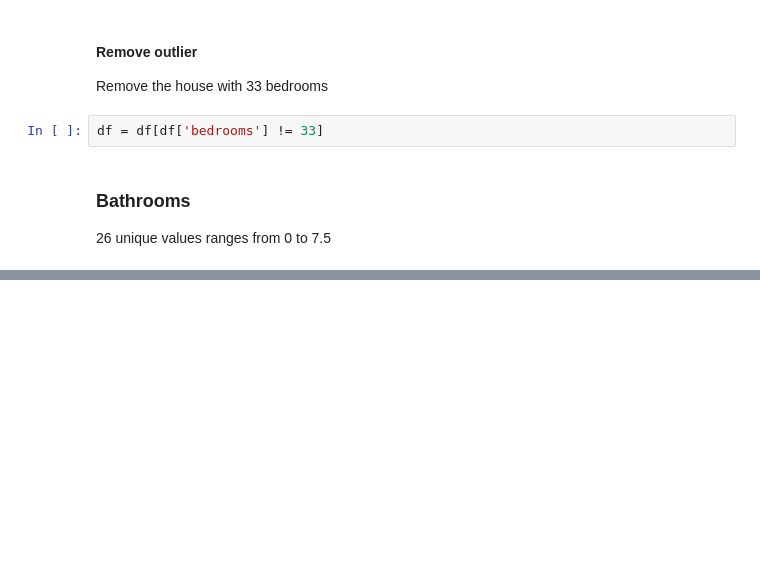
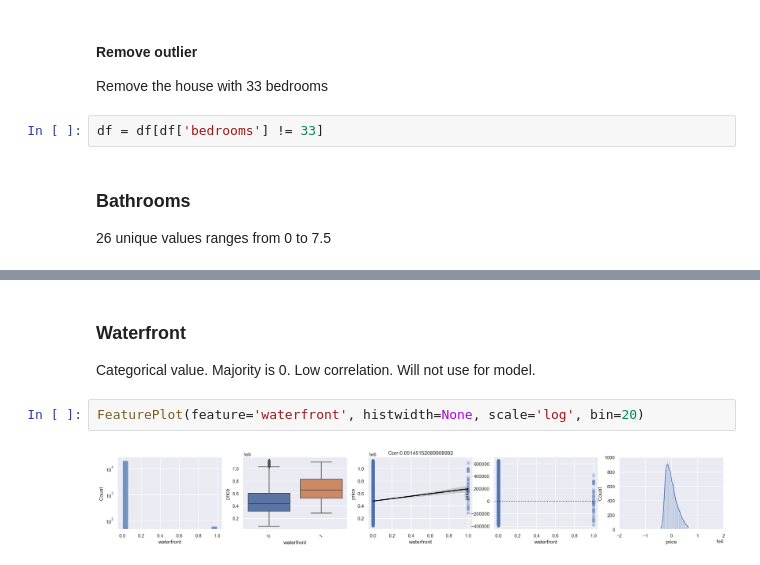
Before and after one commit to jhjang101/kaggle, a Jupyter notebook: House Sales in King County/House Sales in King County2.ipynb, the cells around one changed output, grey strips where cells are left out. Saved outputs shown, nothing was run; the diff lists cells and outputs as text; blank space fills up the shorter version.

```diff
--- a/House Sales in King County/House Sales in King County2.ipynb
+++ b/House Sales in King County/House Sales in King County2.ipynb
@@ -189,0 +220,7 @@ fig = plt.figure(figsize=(10,4))
+# %% [markdown]
+### Waterfront
+Categorical value. Majority is 0. Low correlation. Will not use for model.
+# %%
+FeaturePlot(feature='waterfront', histwidth=None, scale='log', bin=20)
+# %% [output]
+[figure, added]
```
Also changed, not shown: parts of 23 cells of this notebook.
